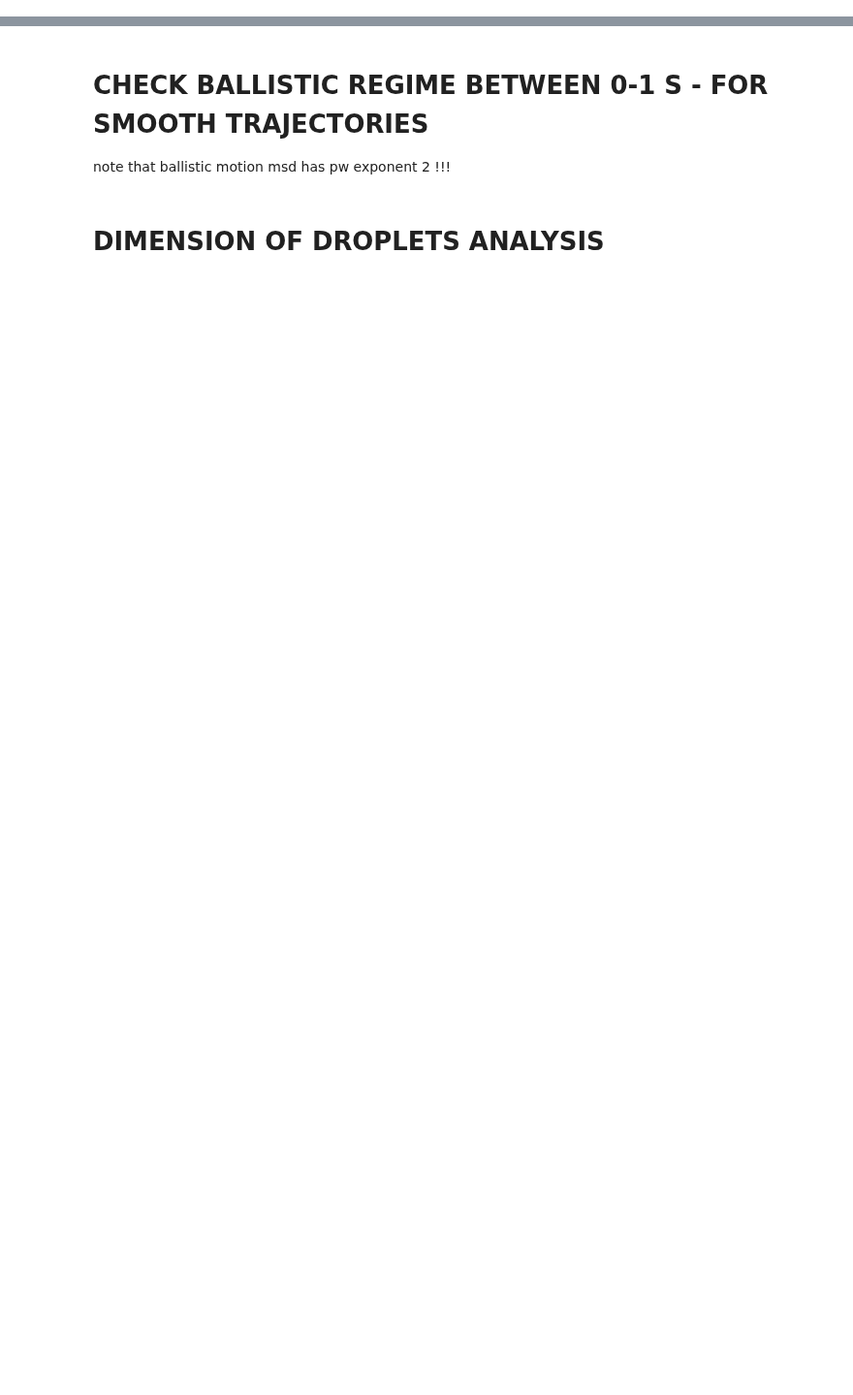
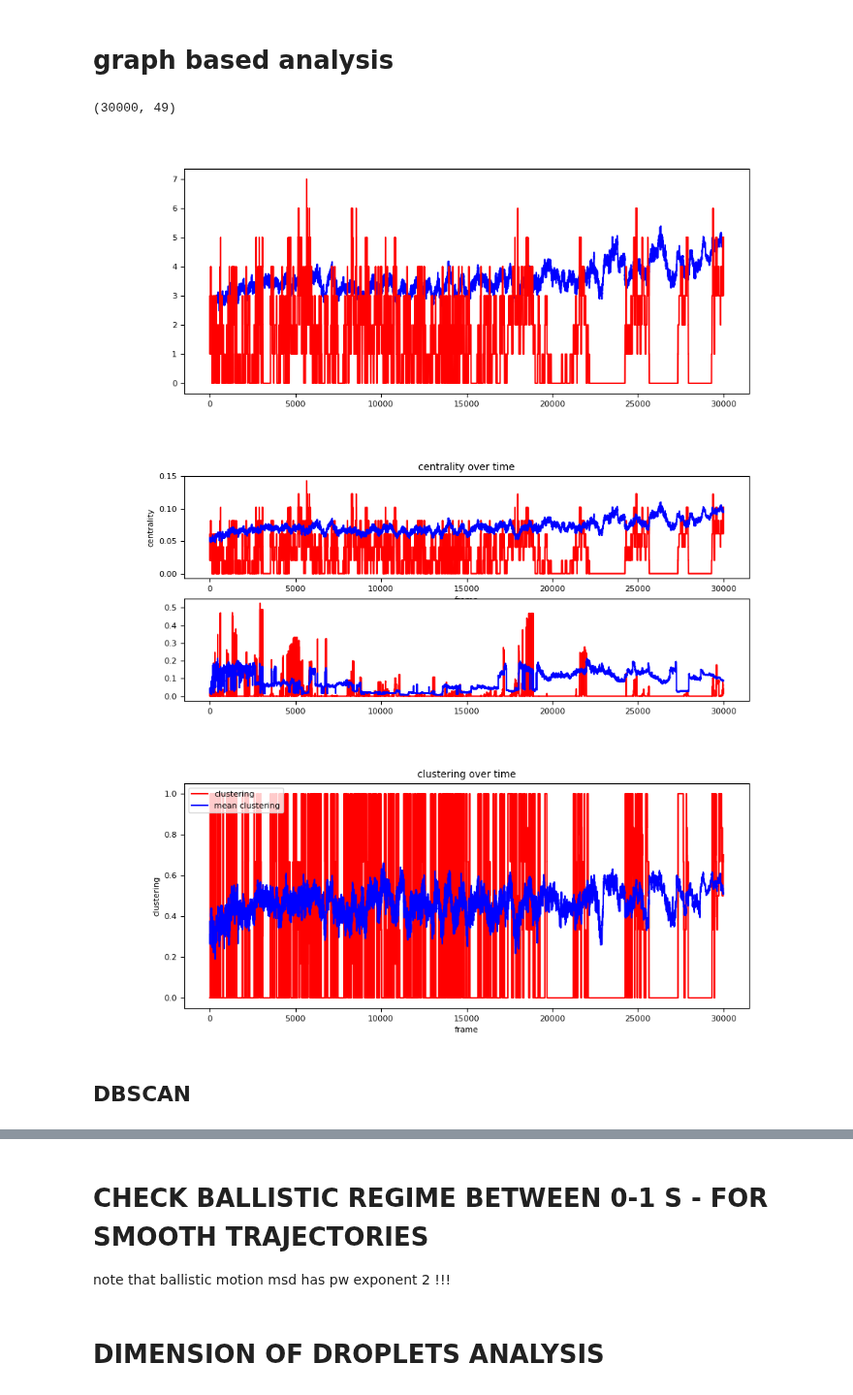
Before and after one commit to skandiz/MasterThesis, a Jupyter notebook: analysis/dev.ipynb, the cells around one changed output, grey strips where cells are left out. Shown at 97% size. Cells and saved outputs as stored; diff of their text form; code cells hidden in the pictures; blank space fills up the shorter version.

```diff
--- a/analysis/dev.ipynb
+++ b/analysis/dev.ipynb
@@ -77,0 +112,2 @@ number of steps: 288
+# %% [markdown]
+# graph based analysis
@@ -77,0 +130,52 @@ number of steps: 288
+# %%
+centrality = np.zeros((n_fames, 50))
+betweenness = np.zeros((n_fames, 50))
+clustering = np.zeros((n_fames, 50))
+n_of_edges = np.zeros((n_fames, 50), dtype=np.int)
+random_geometric_graphs = []
+for frame in tqdm(frames):
+    X = np.array(rawTrajs.loc[rawTrajs.frame == frame, ['x', 'y']])
+    # create dictionary with positions of the agents
+    dicts = {}
+    for i in range(len(X)):
+        dicts[i] = (X[i, 0], X[i, 1])
+    # generate random geometric graph with cutoff distance 2.2 times the mean diameter the droplets have at that frame
+    temp = nx.random_geometric_graph(len(dicts), mean_d[frame]*2.2, pos=dicts, dim=2)
+    random_geometric_graphs.append(temp)
+
+    centrality[frame] = list(nx.degree_centrality(temp).values())
+    betweenness[frame] = list(nx.betweenness_centrality(temp).values())
+    clustering[frame] = list(nx.clustering(temp).values())
+    n_of_edges[frame] = np.array([temp.degree(i) for i in temp.nodes()])
+# %%
+np.delete(n_of_edges, red_particle_idx, axis=1).shape
+# %% [output]
+(30000, 49)
+# %%
+mean_n_edges_b = np.mean(np.delete(n_of_edges, red_particle_idx, axis=1), axis = 1)
+mean_n_edges_b_std = np.std(np.delete(n_of_edges, red_particle_idx, axis=1), axis = 1)
+mean_n_edges_r = n_of_edges[:,red_particle_idx]
+# %%
+fig, ax = plt.subplots(1, 1, figsize = (10, 4))
+ax.plot(mean_n_edges_b, 'b')
+ax.plot(mean_n_edges_r, 'r')
+plt.show()
+
+fig, (ax, ax1) = plt.subplots(2, 1, figsize=(10, 4))
+ax.plot(frames, centrality[:, red_particle_idx], color="red", label="centrality")
+ax.plot(frames, np.mean(np.delete(centrality, red_particle_idx, axis=1), axis = 1), color="blue", label="mean centrality")
+ax1.plot(frames, betweenness[:, red_particle_idx], color="red", label="betweenness")
+ax1.plot(frames,np.mean(np.delete(betweenness, red_particle_idx, axis=1), axis = 1), color="blue", label="mean betweenness")
+ax.set(xlabel="frame", ylabel="centrality", title="centrality over time")
+plt.show()
+
+fig, ax = plt.subplots(figsize=(10, 4))
+ax.plot(frames, clustering[:, red_particle_idx], color="red", label="clustering")
+ax.plot(frames, np.mean(np.delete(clustering, red_particle_idx, axis=1), axis = 1), color="blue", label="mean clustering")
+ax.set(xlabel="frame", ylabel="clustering", title="clustering over time")
+ax.legend()
+plt.show()
+# %% [output]
+[figure, added]
+[figure, added]
+[figure, added]
@@ -77,0 +261,2 @@ number of steps: 288
+# %% [markdown]
+## DBSCAN
```
Also changed, not shown: parts of 35 cells of this notebook, 52 other files.
